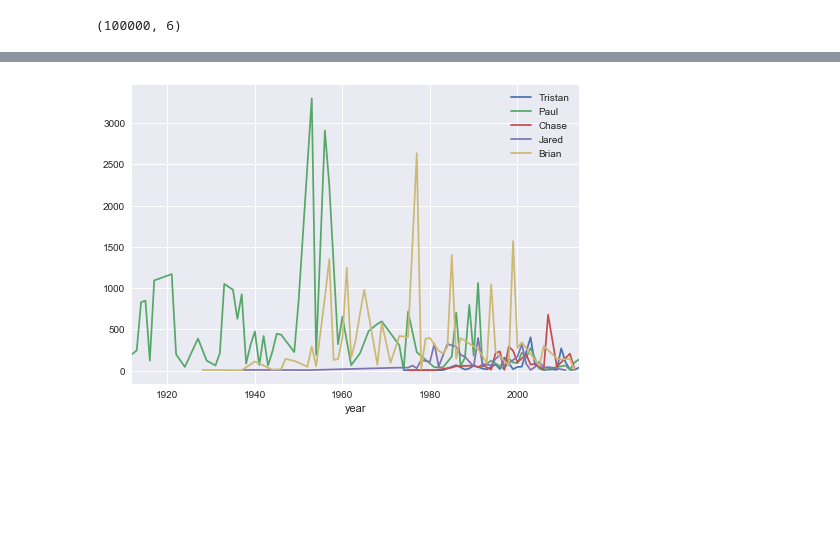
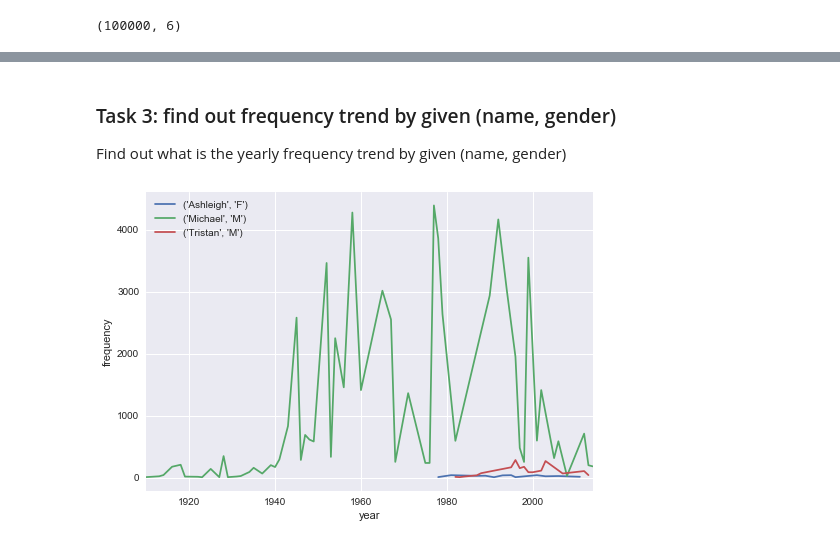
Before and after one commit to tianyu-tristan/babynames, a Jupyter notebook: src/EDA.ipynb, the cells around one changed output, grey strips where cells are left out. Saved outputs shown, nothing was run; the diff lists cells and outputs as text; code cells hidden in the pictures; blank space fills up the shorter version.

```diff
--- a/src/EDA.ipynb
+++ b/src/EDA.ipynb
@@ -21,5 +29,5 @@ raw_nat_sample.shape
 # %%
 # take a look
-raw_nat_sample.columns = map(lambda x : x.lower().replace(' ','_').replace('count','nb_count'),raw_nat_sample.columns)
+raw_nat_sample.columns = map(lambda x : x.lower().replace(' ','_').replace('count','frequency'),raw_nat_sample.columns)
 raw_nat_sample.head(10)
 # %% [output]
@@ -60,7 +60,7 @@ raw_nat_sample.sort_values(by=['name','year','state','nb_count'],ascending=False
 
 from IPython.display import display
 
-name_year_count = raw_nat_sample.groupby(['name','year']).sum().drop(['id'],axis=1)
+name_year_count = raw_nat_sample.drop(['id'],axis=1).groupby(['name','gender','year']).sum()
 print(name_year_count.shape)
 name_year_count.head()
 # %% [output]
@@ -88,3 +88,7 @@ name_year_count.head()
 # %%
 # crosstab name and year
-year_name_crosstab = pd.crosstab(index=name_year_count.year,columns=name_year_count.name,values=name_year_count.nb_count,aggfunc=np.sum)
+year_name_crosstab = pd.crosstab(index=name_year_count.year, \
+                                 columns=[name_year_count.name,name_year_count.gender],\
+                                 values=name_year_count.frequency,\
+                                 aggfunc=np.sum)
+year_name_crosstab.head()
@@ -120,0 +176,15 @@ dtype: float64
+# %%
+# print the most popular name (name with highest avg yearly frequency across history data)
+
+N = 5
+since=1910
+
+popular_name_billboard = get_popular_name_billboard(since=since)
+
+for i in range(N):
+    # we need this evil for loop, otherwise dropna() is dropping the whole column
+    year_name_crosstab[popular_name_billboard.index[i]].dropna().plot(kind='line');
+plt.legend(popular_name_billboard.index[:N])
+plt.title(f"Top {N} Popular Names (highest yearly frequency since {since})");
+plt.xlabel("year");
+plt.ylabel("frequency");
@@ -121,13 +193,17 @@ dtype: float64
+# %% [markdown]
+### Task 3: find out frequency trend by given (name, gender)
+
+Find out what is the yearly frequency trend by given (name, gender)
 # %%
-def print_name_trend(names):
+def print_name_trend(names,since=1910):
     """ Given a list of names, plot name yearly frequency trend"""
     plt.figure()
+    plt.xlabel("year")
+    plt.ylabel("frequency")
     for name in names:
-        year_name_crosstab[name].dropna().plot(kind='line');
+        year_name_crosstab.loc[since:][name].dropna().plot(kind='line');
     plt.legend(names)
 
-# print_name_trend(name_yearly_freq.index[:3])
-
-print_name_trend(['Tristan','Paul','Chase','Jared','Brian'])
+print_name_trend([('Ashleigh','F'),('Michael','M'),('Tristan','M')],since=1910)
 # %% [output]
-[figure, old version]
+[figure, new version]
```
Also changed, not shown: parts of 25 cells of this notebook, 1 other file.
